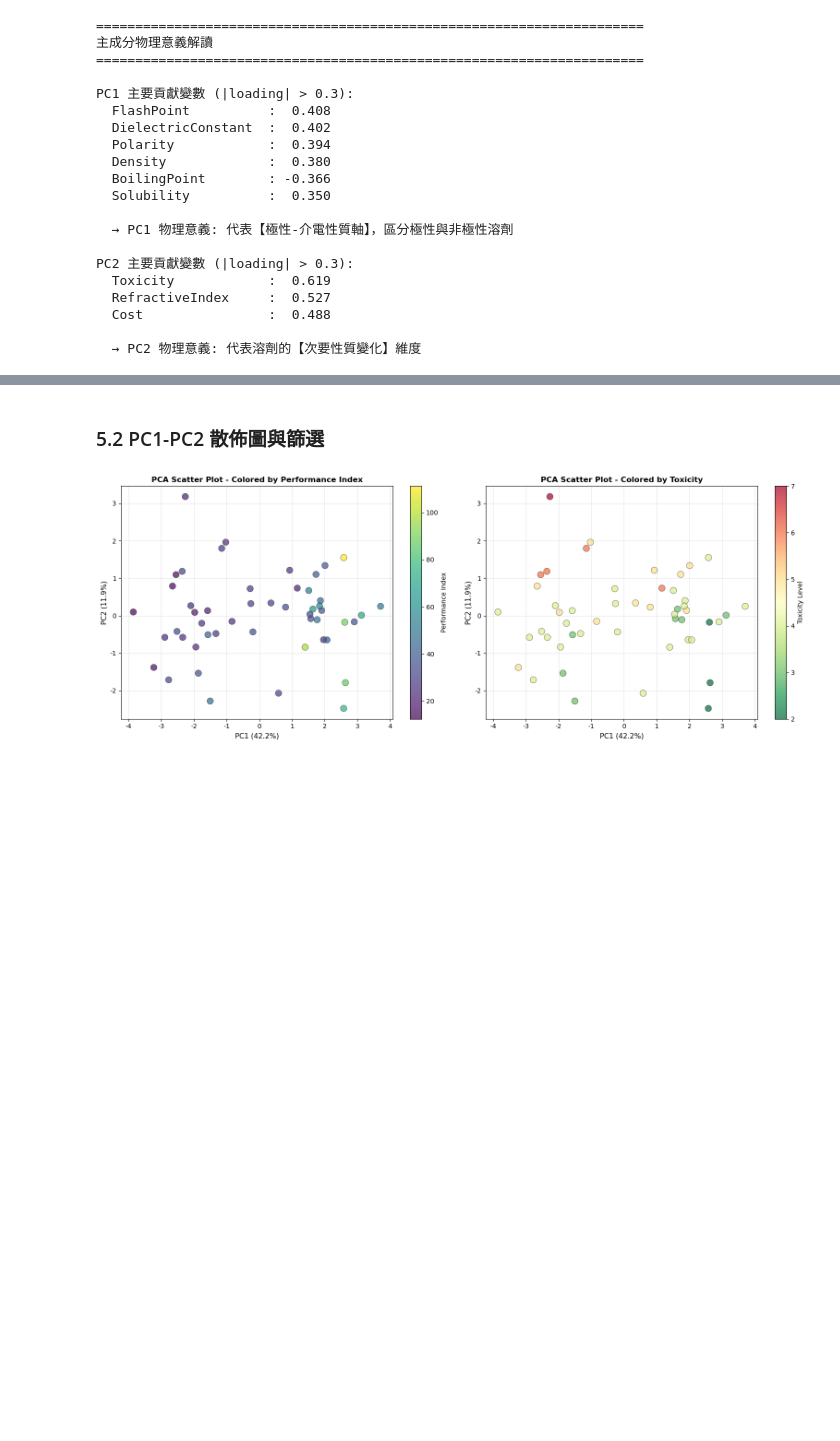
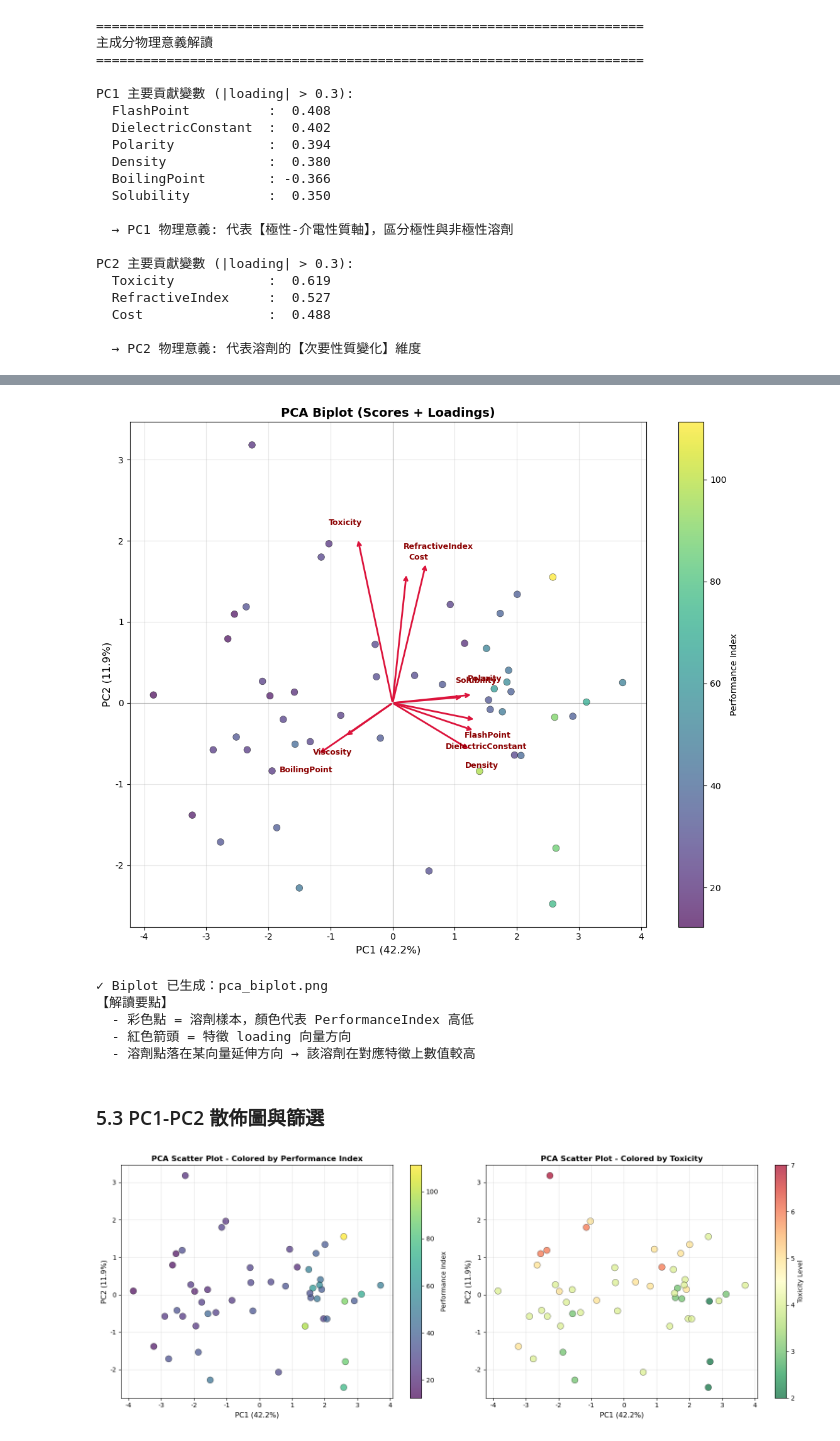
Before and after one commit to d9148408/ChemE-3590, a Jupyter notebook: Part_2/Unit09/Unit09_Solvent_Screening_Case_Study.ipynb, the cells around one changed output, grey strips where cells are left out. Cells and saved outputs as stored; diff of their text form; code cells hidden in the pictures; blank space fills up the shorter version.

```diff
--- a/Part_2/Unit09/Unit09_Solvent_Screening_Case_Study.ipynb
+++ b/Part_2/Unit09/Unit09_Solvent_Screening_Case_Study.ipynb
@@ -683,5 +744,60 @@ PC2 主要貢獻變數 (|loading| > 0.3):
+# %%
+# ========================================
+# Biplot (Score Plot + Loading Plot 疊加)
+# ========================================
+
+# 計算 PC scores (前兩個主成分)
+scores_pc1 = X_pca[:, 0]
+scores_pc2 = X_pca[:, 1]
+
+# 縮放 loading 向量，使其與 score 點的尺度相容
+scale = max(abs(scores_pc1).max(), abs(scores_pc2).max()) * 0.85
+
+fig, ax = plt.subplots(figsize=(11, 9))
+
+# 繪製溶劑樣本點 (以 PerformanceIndex 著色)
+sc = ax.scatter(scores_pc1, scores_pc2,
+                c=df_stage1['PerformanceIndex'], cmap='viridis',
+                s=60, alpha=0.7, edgecolors='black', linewidth=0.4, zorder=3)
+cbar = plt.colorbar(sc, ax=ax)
+cbar.set_label('Performance Index', fontsize=10)
+
+# 繪製 loading 向量 (縮放後)
+for i, feature in enumerate(feature_cols):
+    lx = loadings_pc1[i] * scale
+    ly = loadings_pc2[i] * scale
+    ax.annotate('', xy=(lx, ly), xytext=(0, 0),
+                arrowprops=dict(arrowstyle='->', color='crimson', lw=2))
+    offset_x = scale * 0.06 if lx >= 0 else -scale * 0.06
+    offset_y = scale * 0.06 if ly >= 0 else -scale * 0.06
+    ax.text(lx + offset_x, ly + offset_y, feature,
+            fontsize=9, color='darkred', fontweight='bold', ha='center', va='center')
+
+ax.axhline(0, color='gray', linewidth=0.8, alpha=0.5)
+ax.axvline(0, color='gray', linewidth=0.8, alpha=0.5)
+ax.set_xlabel(f'PC1 ({explained_var_ratio[0]*100:.1f}%)', fontsize=12)
+ax.set_ylabel(f'PC2 ({explained_var_ratio[1]*100:.1f}%)', fontsize=12)
+ax.set_title('PCA Biplot (Scores + Loadings)', fontsize=14, fontweight='bold')
+ax.grid(True, alpha=0.3)
+
+plt.tight_layout()
+plt.savefig(FIG_DIR / 'pca_biplot.png', dpi=150, bbox_inches='tight')
+plt.show()
+
+print("✓ Biplot 已生成：pca_biplot.png")
+print("【解讀要點】")
+print("  - 彩色點 = 溶劑樣本，顏色代表 PerformanceIndex 高低")
+print("  - 紅色箭頭 = 特徵 loading 向量方向")
+print("  - 溶劑點落在某向量延伸方向 → 該溶劑在對應特徵上數值較高")
+# %% [output]
+[figure, added]
+✓ Biplot 已生成：pca_biplot.png
+【解讀要點】
+  - 彩色點 = 溶劑樣本，顏色代表 PerformanceIndex 高低
+  - 紅色箭頭 = 特徵 loading 向量方向
+  - 溶劑點落在某向量延伸方向 → 該溶劑在對應特徵上數值較高
 # %% [markdown]
-### 5.2 PC1-PC2 散佈圖與篩選
+### 5.3 PC1-PC2 散佈圖與篩選
 # %%
 # 添加 PC1 和 PC2 到 DataFrame
 df_stage1['PC1'] = X_pca[:, 0]
```
Also changed, not shown: parts of 16 cells of this notebook, 4 other files.
